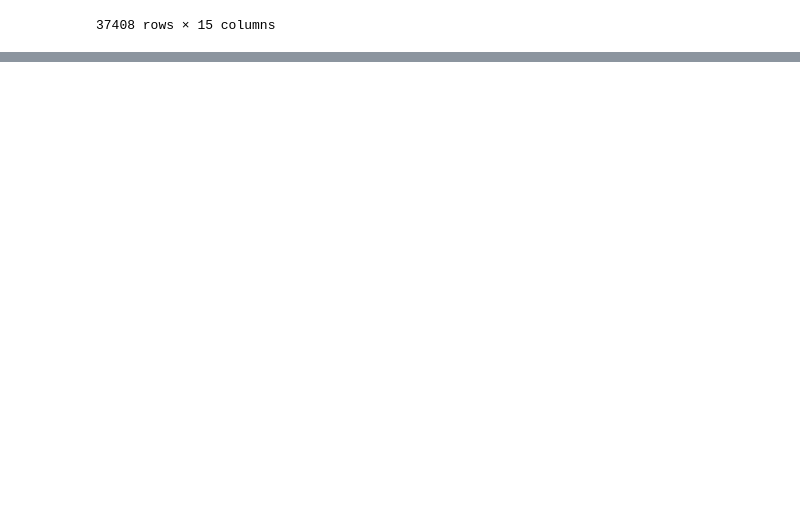
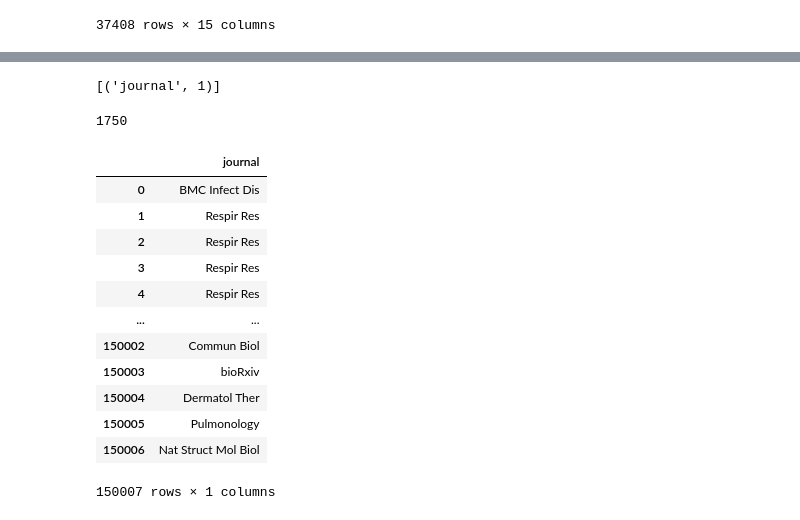
Before and after one commit to mattnw1/CHOC_COVID19_MI3, a Jupyter notebook: MacLean_CORD19.ipynb, the cells around one changed output, grey strips where cells are left out. Drawn from its saved outputs; the diff is of its cells as text; code cells hidden in the pictures; blank space fills up the shorter version.

```diff
--- a/MacLean_CORD19.ipynb
+++ b/MacLean_CORD19.ipynb
@@ -72,0 +97,10 @@ cdf2
+# %%
+frequent = Counter(dataF[['journal']])
+frequent.most_common()
+# %% [output]
+[('journal', 1)]
+# %%
+df = dataF.dropna(subset=['journal'])
+df['journal'].value_counts().max()
+# %% [output]
+1750
@@ -72,0 +115,38 @@ cdf2
+# %%
+ab = dataF[['abstract']]
+ab = ab.dropna()
+ab.reset_index(drop=True,inplace=True)
+titles = dataF[['title']]
+titles = titles.dropna()
+titles.reset_index(drop=True,inplace=True)
+journals = dataF[['journal']]
+journals = journals.dropna()
+journals.reset_index(drop=True,inplace=True)
+#firstab = ab.iloc[0]['abstract']
+#firstabL = re.split('[?!.,:;()]', firstab)
+#firstab
+#firstabw = re.split('\\W+', firstab)
+#firstabw = re.split('[^a-zA-Z]([0-9]+)', firstab)
+#result = firstab.str.extract('([a-zA-Z]+)([^a-zA-Z]+)', expand=True)
+#result
+#firstabword = re.split('[ ]', firstabL)
+#firstabword
+#for i in ab(i, len(ab))
+#ablist = re.split('[?!.]', ab['abstract'])
+#ab
+titles
+journals
+# %% [output]
+|  | journal |
+| 0 | BMC Infect Dis |
+| 1 | Respir Res |
+| 2 | Respir Res |
+| 3 | Respir Res |
+| 4 | Respir Res |
+| ... | ... |
+| 150002 | Commun Biol |
+| 150003 | bioRxiv |
+| 150004 | Dermatol Ther |
+| 150005 | Pulmonology |
+| 150006 | Nat Struct Mol Biol |
+150007 rows × 1 columns
```
Also changed, not shown: parts of 35 cells of this notebook.
